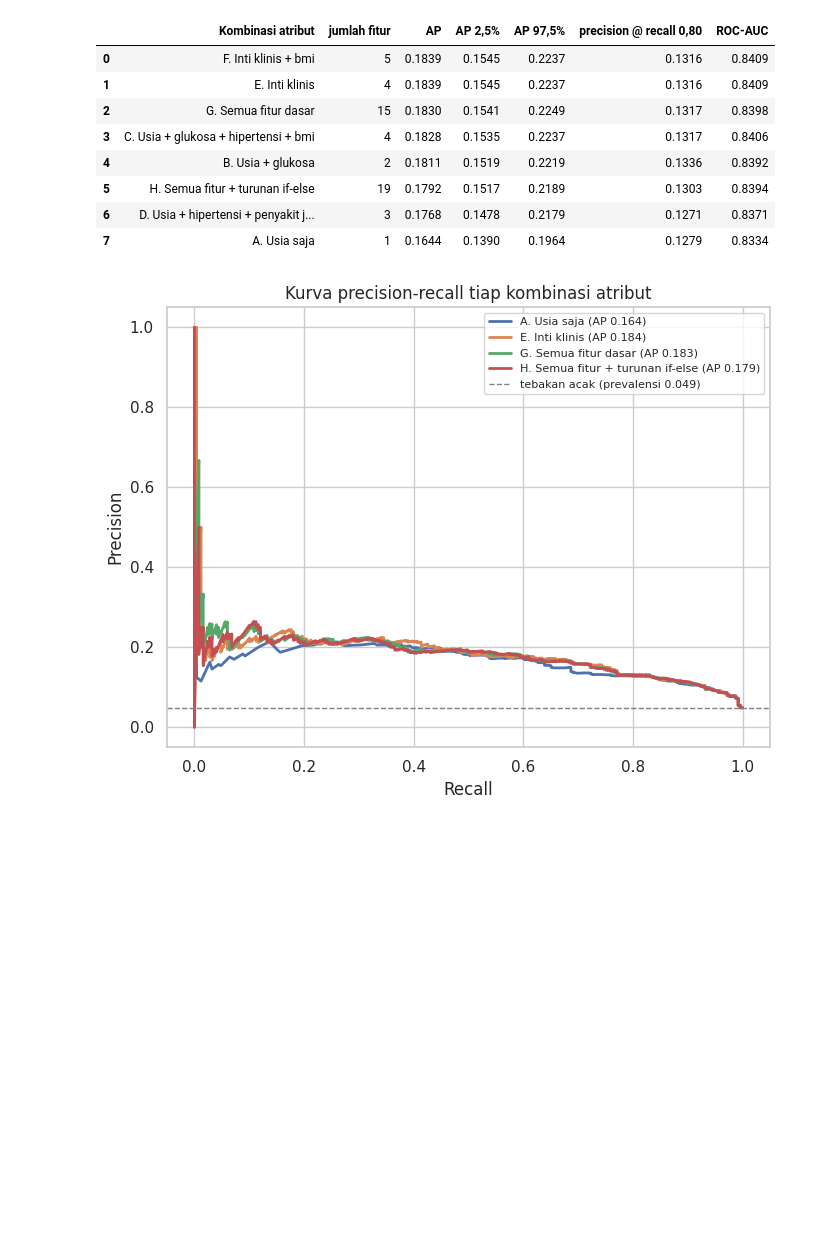
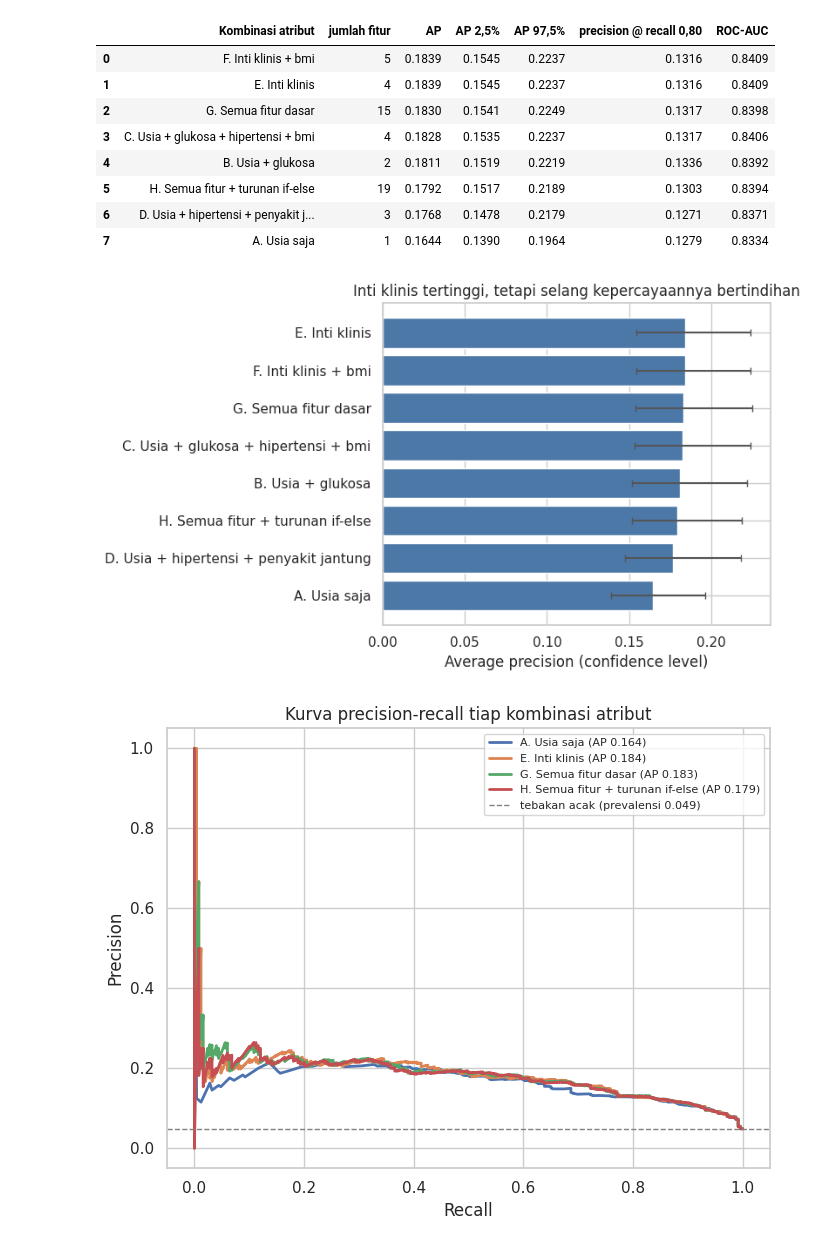
Before and after one commit to ravi-arnan/machine-learning, a Jupyter notebook: colab-hasil/13_uji_kombinasi_atribut_hasil.ipynb, the cells around one changed output. Saved outputs shown, nothing was run; the diff lists cells and outputs as text; code cells hidden in the pictures; blank space fills up the shorter version.

```diff
--- a/colab-hasil/13_uji_kombinasi_atribut_hasil.ipynb
+++ b/colab-hasil/13_uji_kombinasi_atribut_hasil.ipynb
@@ -191,4 +202,18 @@ tabel
 | 5 | H. Semua fitur + turunan if-else | 19 | 0.1792 | 0.1517 | 0.2189 | 0.1303 | 0.8394 |
 | 6 | D. Usia + hipertensi + penyakit j... | 3 | 0.1768 | 0.1478 | 0.2179 | 0.1271 | 0.8371 |
 | 7 | A. Usia saja | 1 | 0.1644 | 0.1390 | 0.1964 | 0.1279 | 0.8334 |
+# %%
+urut_ap = tabel.sort_values("AP")
+galat = np.array([urut_ap["AP"] - urut_ap["AP 2,5%"],
+                  urut_ap["AP 97,5%"] - urut_ap["AP"]])
+
+fig, ax = plt.subplots(figsize=(8, 4.8))
+ax.barh(urut_ap["Kombinasi atribut"], urut_ap["AP"], xerr=galat,
+        color="#4C78A8", error_kw={"ecolor": "#555", "capsize": 3})
+ax.set_xlabel("Average precision (confidence level)")
+ax.set_title("Inti klinis tertinggi, tetapi selang kepercayaannya bertindihan")
+plt.tight_layout()
+plt.show()
+# %% [output]
+[figure, added]
 # %%
```
Also changed, not shown: parts of 10 cells of this notebook, 1 other file.
